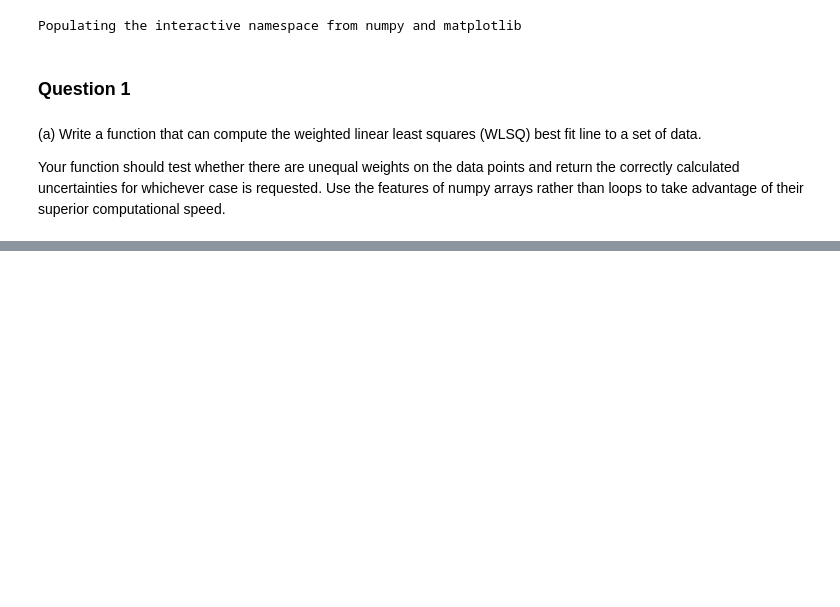
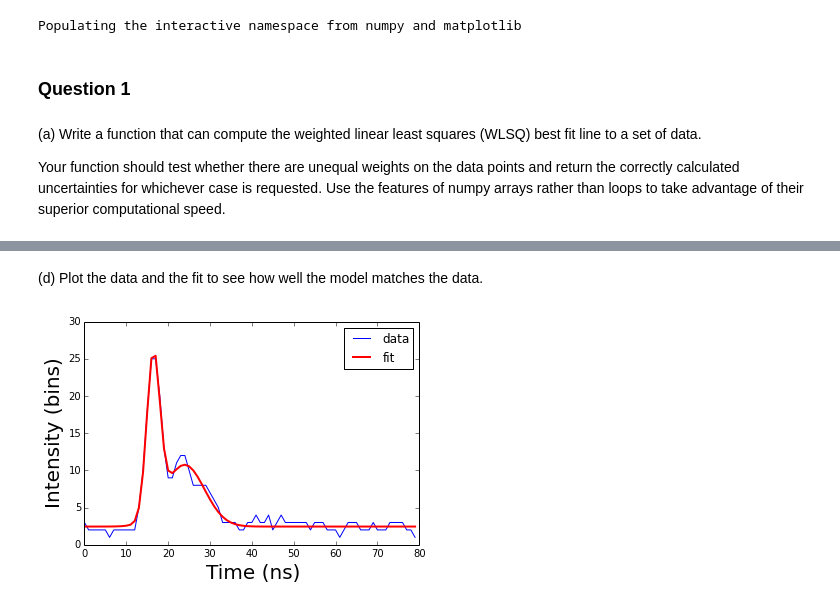
Before and after one commit to dlhoang/PHYS202-S14, a Jupyter notebook: SciPy/OptimizationExercises.ipynb, the cells around one changed output, grey strips where cells are left out. Drawn from its saved outputs; the diff is of its cells as text; code cells hidden in the pictures; blank space fills up the shorter version.

```diff
--- a/SciPy/OptimizationExercises.ipynb
+++ b/SciPy/OptimizationExercises.ipynb
@@ -27,0 +134,5 @@ def WeightedLLSqFit(x,y,w):
+# %%
+#Gaussian plus offset
+def model(t,B,A1,A2,A3,mu1,mu2,mu3,sigma1,sigma2,sigma3):
+    return (B + A1 * exp( - ((t-mu1)/sigma1)**2 ))+(B + A2 * exp( - ((t-mu2)/sigma2)**2 ))+\
+        (B + A1 * exp( - ((t-mu1)/sigma1)**2))
@@ -27,0 +163,15 @@ def WeightedLLSqFit(x,y,w):
+# %% [markdown]
+(d) Plot the data and the fit to see how well the model matches the data.
+# %%
+model1 = model(t,popt1[0],popt1[1],popt1[2],popt1[3],popt1[4],popt1[5],popt1[6],popt1[7],popt1[8],popt1[9])
+
+plt.plot(t, waveform,label="data")
+plt.plot(t, model1,"r-",label="fit",linewidth=2)
+plt.legend(loc="best")
+
+plt.xlabel("Time (ns)",fontsize=20)
+plt.ylabel("Intensity (bins)",fontsize=20)
+
+plt.show()
+# %% [output]
+[figure, added]
```
Also changed, not shown: parts of 15 cells of this notebook, 3 other files.
